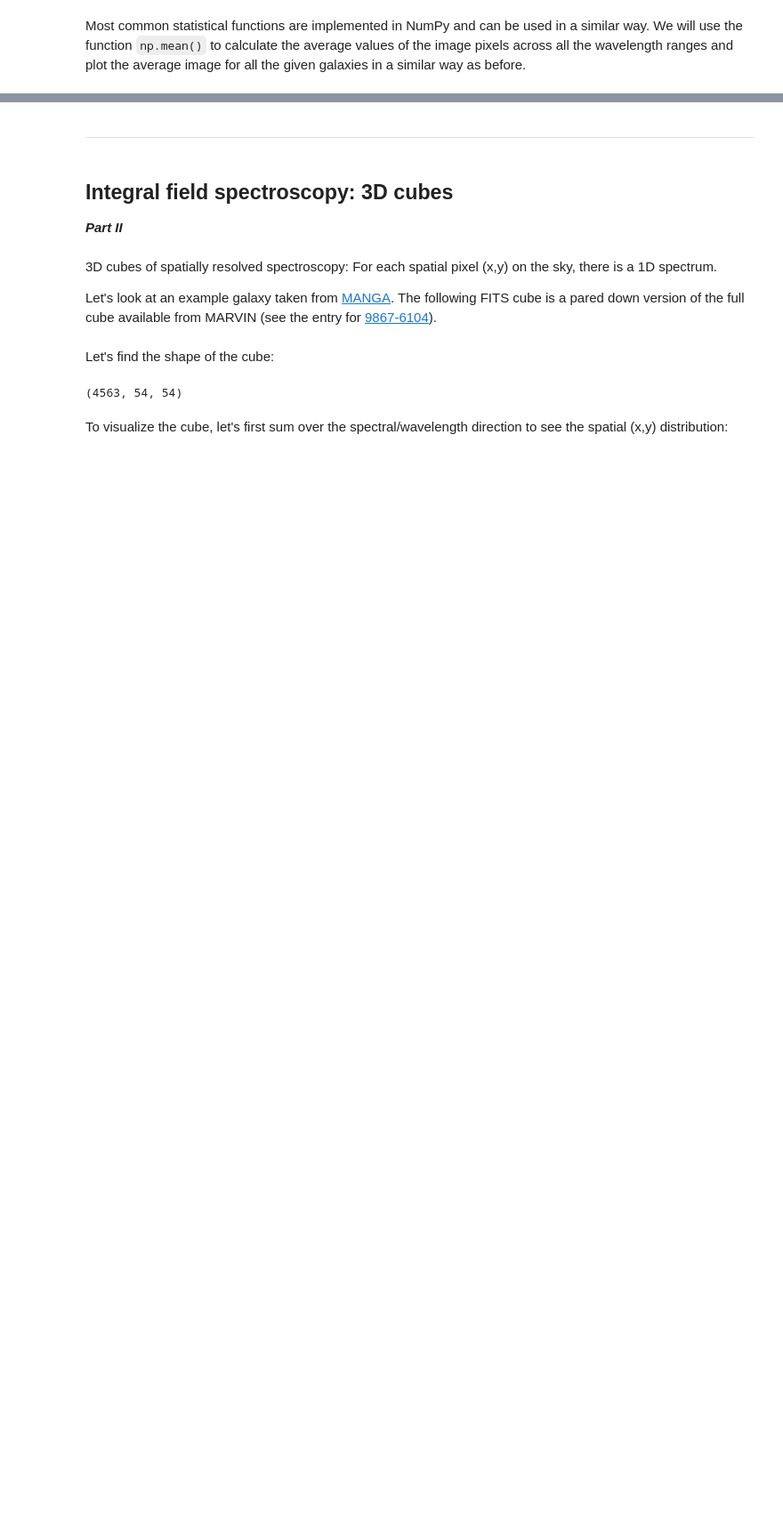
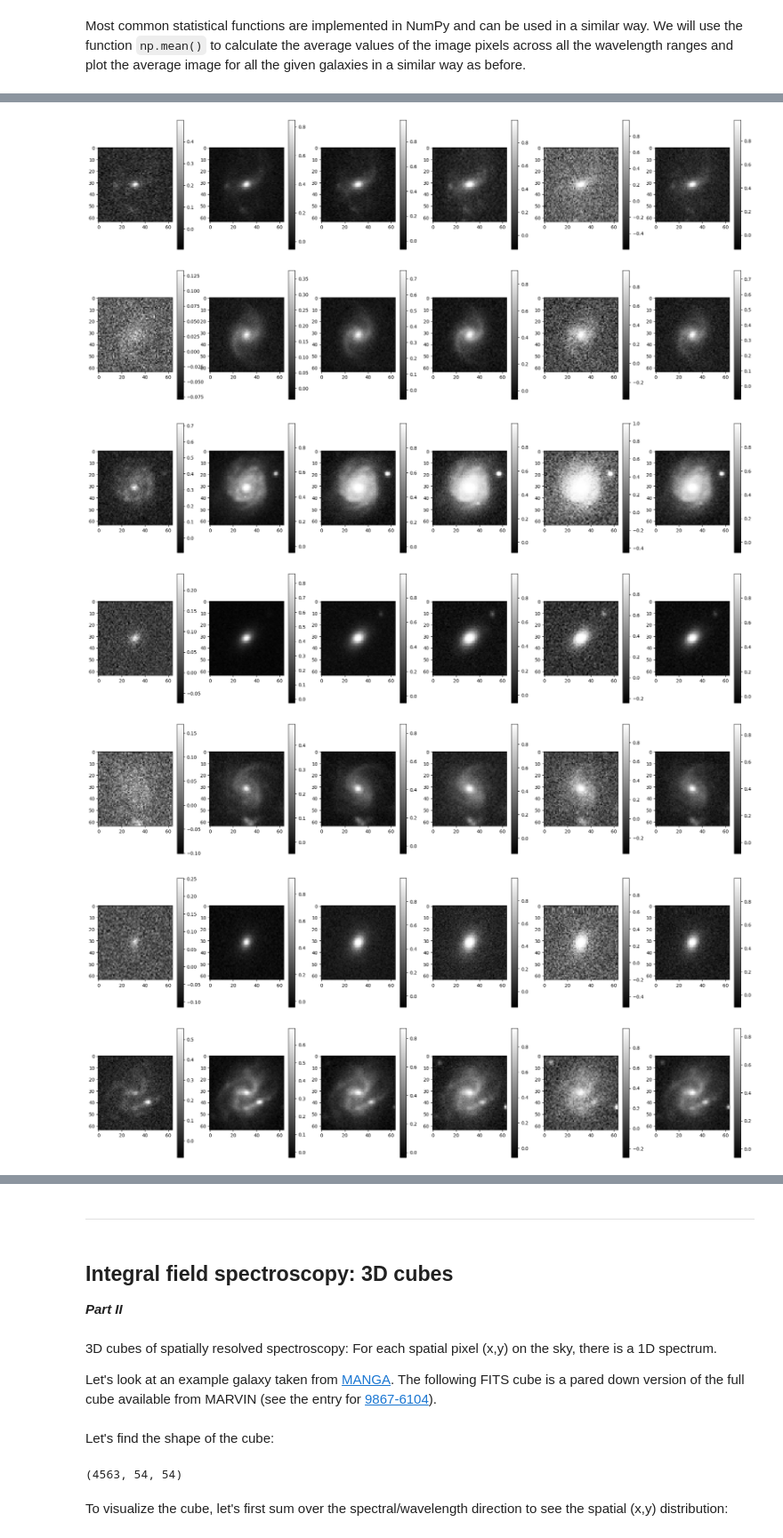
Before and after one commit to astropgh/python-boot-camp-2024, a Jupyter notebook: notebooks/03-NumpyBasics/solutions/solutions_numpy-basics-2.ipynb, the cells around one changed output, grey strips where cells are left out. Shown at 89% size. Cells and saved outputs as stored; diff of their text form; code cells hidden in the pictures; blank space fills up the shorter version.

```diff
--- a/notebooks/03-NumpyBasics/solutions/solutions_numpy-basics-2.ipynb
+++ b/notebooks/03-NumpyBasics/solutions/solutions_numpy-basics-2.ipynb
@@ -180,12 +185,3 @@ An illustrative representation of `np.sum` across various axes from [scipylectur
 <img src="../data/img/reductions.png" height=200px width=200px>
 # %% [markdown]
 Most common statistical functions are implemented in NumPy and can be used in a similar way. We will use the function `np.mean()` to calculate the average values of the image pixels across all the wavelength ranges and plot the average image for all the given galaxies in a similar way as before.
-# %%
-# COMPLETE THESE THREE LINES OF CODE
-for i in range(15):                       # loop over all the galaxies in the dataset
-    selected_galaxy = imgs[i, :, :, :]            # Select a galaxy from the data set
-    mean_img = np.mean(selected_galaxy, axis=-1)                          # Calculate the mean value of all the pixels across observed wavelengths
-    scaled_img = np.tanh(mean_img)                      #scale the image using element wise hyperbolic tan
-
-    fig, ax = plt.subplots()
-    ax.imshow(scaled_img, cmap="gray", origin="lower")
@@ -205,0 +188,22 @@ for i in range(15):                       # loop over all the galaxies in the da
+# %%
+# COMPLETE THESE THREE LINES OF CODE
+n_images = imgs.shape[0]
+for i in range(n_images):
+    fig, ax = plt.subplots(ncols=n_filters+1, figsize=(25,5))
+    for j in range(n_filters):
+        scaled_image = np.tanh(imgs[i,:,:,j])
+        img_show = ax[j].imshow(scaled_image, cmap='gray')
+        #ax[j].axis('off')
+        fig.colorbar(img_show, ax=ax[j])
+    mean_image = np.mean(imgs[i,:,:,:], axis=2)
+    scaled_image = np.tanh(mean_image)
+    img_show = ax[-1].imshow(scaled_image, cmap='gray')
+    fig.colorbar(img_show, ax=ax[-1])
+# %% [output]
+[figure, added]
+[figure, added]
+[figure, added]
+[figure, added]
+[figure, added]
+[figure, added]
+[figure, added]
```
Also changed, not shown: parts of 16 cells of this notebook, 1 other file.
